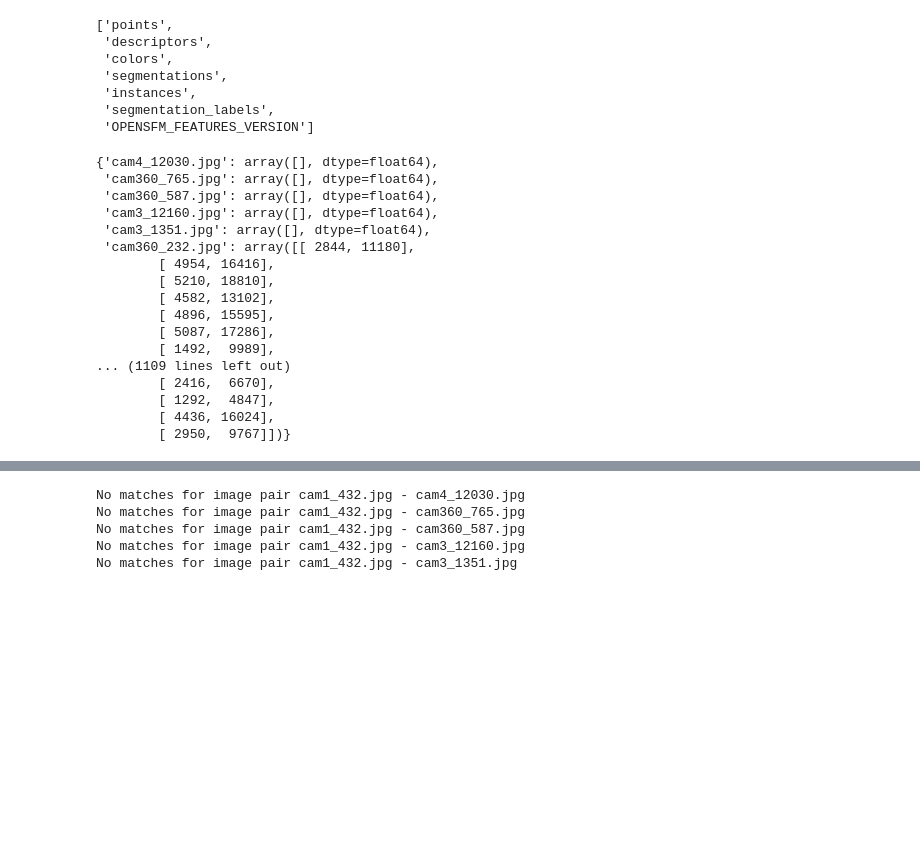
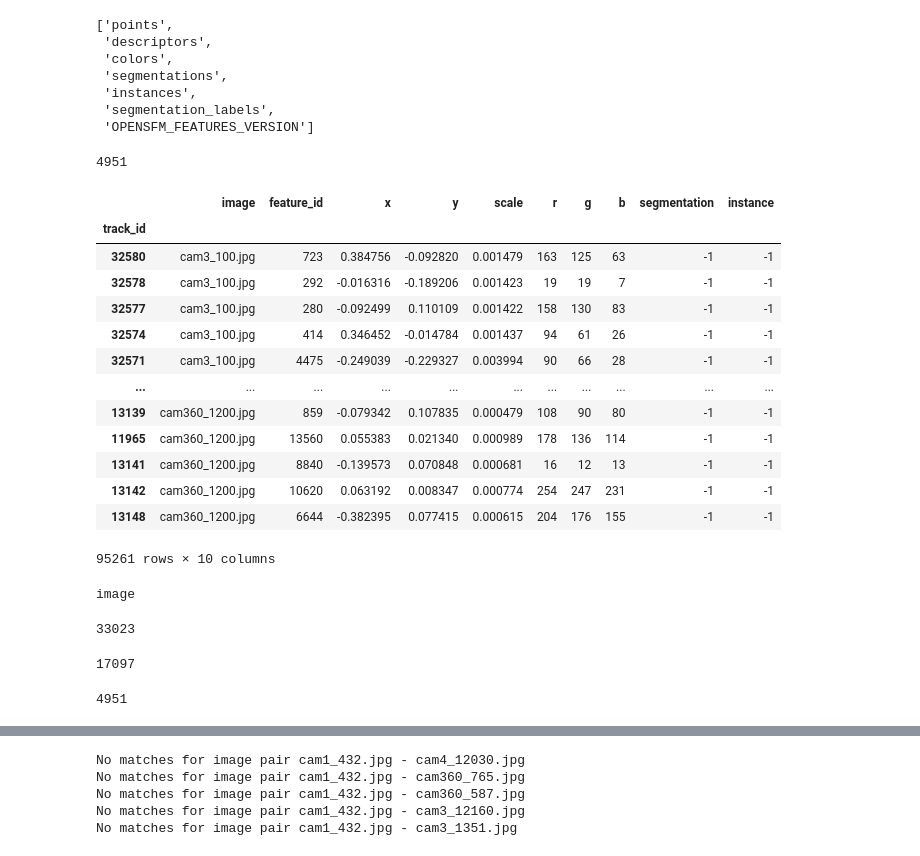
Before and after one commit to cvlab-epfl/MARMOT, a Jupyter notebook: code/0-calibration/manual_pose.ipynb, the cells around one changed output, grey strips where cells are left out. Cells and saved outputs as stored; diff of their text form; code cells hidden in the pictures; blank space fills up the shorter version.

```diff
--- a/code/0-calibration/manual_pose.ipynb
+++ b/code/0-calibration/manual_pose.ipynb
@@ -118,23 +119,53 @@ features.files
  'instances',
  'segmentation_labels',
  'OPENSFM_FEATURES_VERSION']
-# %%
-matches
-# %% [output]
-{'cam4_12030.jpg': array([], dtype=float64),
- 'cam360_765.jpg': array([], dtype=float64),
- 'cam360_587.jpg': array([], dtype=float64),
- 'cam3_12160.jpg': array([], dtype=float64),
- 'cam3_1351.jpg': array([], dtype=float64),
- 'cam360_232.jpg': array([[ 2844, 11180],
-        [ 4954, 16416],
-        [ 5210, 18810],
-        [ 4582, 13102],
-        [ 4896, 15595],
-        [ 5087, 17286],
-        [ 1492,  9989],
-... (1109 lines left out)
-        [ 2416,  6670],
-        [ 1292,  4847],
-        [ 4436, 16024],
-        [ 2950,  9767]])}
+# %%
+len(features['points'])
+# %% [output]
+4951
+# %%
+# load tracks csv
+import pandas as pd
+tracks = pd.read_csv('../../data/0-calibration/opensfm/tracks.csv', delimiter='\t', skiprows=1, names=['image', 'track_id', 'feature_id', 'x', 'y', 'scale', 'r', 'g', 'b', 'segmentation', 'instance'], index_col='track_id')
+
+
+# load reconstruction
+import json
+with open('../../data/0-calibration/opensfm/reconstruction.json') as f:
+    reconstruction = json.load(f)
+# %%
+tracks
+# %% [output]
+|  | image | feature_id | x | y | scale | r | g | b | segmentation | instance |
+| track_id |  |  |  |  |  |  |  |  |  |  |
+| 32580 | cam3_100.jpg | 723 | 0.384756 | -0.092820 | 0.001479 | 163 | 125 | 63 | -1 | -1 |
+| 32578 | cam3_100.jpg | 292 | -0.016316 | -0.189206 | 0.001423 | 19 | 19 | 7 | -1 | -1 |
+| 32577 | cam3_100.jpg | 280 | -0.092499 | 0.110109 | 0.001422 | 158 | 130 | 83 | -1 | -1 |
+| 32574 | cam3_100.jpg | 414 | 0.346452 | -0.014784 | 0.001437 | 94 | 61 | 26 | -1 | -1 |
+| 32571 | cam3_100.jpg | 4475 | -0.249039 | -0.229327 | 0.003994 | 90 | 66 | 28 | -1 | -1 |
+| ... | ... | ... | ... | ... | ... | ... | ... | ... | ... | ... |
+| 13139 | cam360_1200.jpg | 859 | -0.079342 | 0.107835 | 0.000479 | 108 | 90 | 80 | -1 | -1 |
+| 11965 | cam360_1200.jpg | 13560 | 0.055383 | 0.021340 | 0.000989 | 178 | 136 | 114 | -1 | -1 |
+| 13141 | cam360_1200.jpg | 8840 | -0.139573 | 0.070848 | 0.000681 | 16 | 12 | 13 | -1 | -1 |
+| 13142 | cam360_1200.jpg | 10620 | 0.063192 | 0.008347 | 0.000774 | 254 | 247 | 231 | -1 | -1 |
+| 13148 | cam360_1200.jpg | 6644 | -0.382395 | 0.077415 | 0.000615 | 204 | 176 | 155 | -1 | -1 |
+95261 rows × 10 columns
+# %%
+for item in tracks:
+    print(item)
+    break
+# %% [output]
+image
+# %%
+# find unique track ids
+track_ids = np.unique(tracks.index.values)
+len(track_ids)
+# %% [output]
+33023
+# %%
+# convert to list of ints
+recon_keys = [int(keypoint) for keypoint in reconstruction[0]['points'].keys()]
+
+len(recon_keys)
+# %% [output]
+17097
@@ -140,0 +175,4 @@ matches
+# %%
+len(unique_rows)
+# %% [output]
+4951
```
Also changed, not shown: parts of 3 cells of this notebook, 4 other files.
